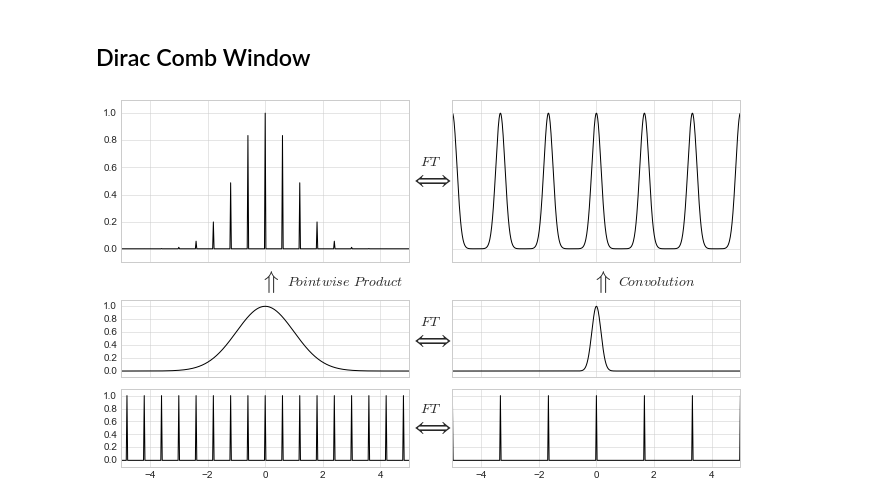
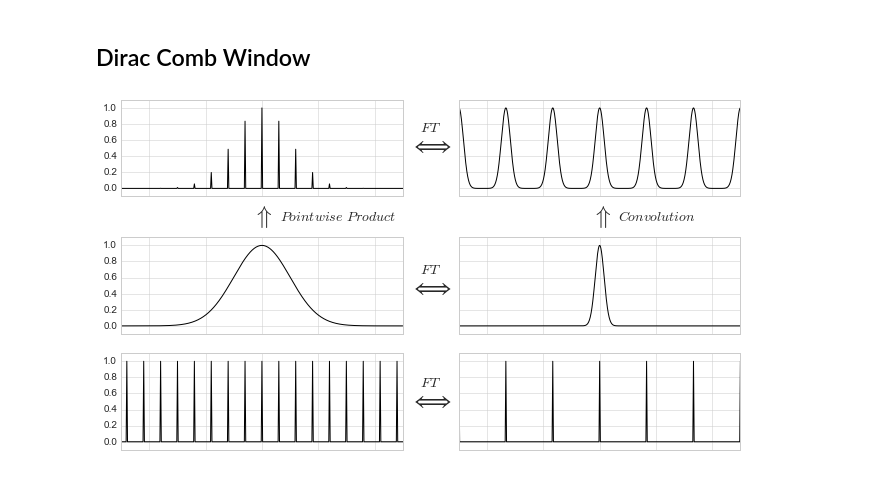
Before and after one commit to jakevdp/PracticalLombScargle, a Jupyter notebook: figures/WindowFunctions.ipynb, the cells around one changed output. Drawn from its saved outputs; the diff is of its cells as text; code cells hidden in the pictures.

Commit message:
streamline window plots

```diff
--- a/figures/WindowFunctions.ipynb
+++ b/figures/WindowFunctions.ipynb
@@ -132,22 +132,20 @@ fig.savefig('fig06_Tophat_Window.pdf')
 # %% [markdown]
 ## Dirac Comb Window
 # %%
-fig = plt.figure(figsize=(10, 6))
-grid1 = plt.GridSpec(2, 2,
-                     left=0.09, bottom=0.09, right=0.95, top=0.9,
-                     hspace=0.15, wspace=0.15)
-grid2 = plt.GridSpec(4, 2,
-                     left=0.09, bottom=0.05, right=0.95, top=0.85,
-                     hspace=0.15, wspace=0.15)
+fig, ax = plt.subplots(3, 2, figsize=(10, 6), sharex='col', sharey='col')
+fig.subplots_adjust(left=0.09, bottom=0.09, right=0.95, top=0.85)
+for axi in ax[0]:
+    left, bottom, width, height = axi.get_position().bounds
+    axi.set_position([left, bottom + 0.05, width, height])
 
-for xcoord, text in zip([0.77, 0.31], ['$Convolution$', '$Pointwise\ Product$']):
-    fig.text(xcoord, 0.48, r'$\Uparrow$',
+for xcoord, text in zip([0.77, 0.30], ['$Convolution$', '$Pointwise\ Product$']):
+    fig.text(xcoord, 0.63, r'$\Uparrow$',
              size=24, ha='right', va='center')
-    fig.text(xcoord + 0.01, 0.48, text,
+    fig.text(xcoord + 0.01, 0.63, text,
              size=14, ha='left', va='center')
 
 
-for ycoord in [0.17, 0.37, 0.74]:
+for ycoord in [0.23, 0.49, 0.82]:
     fig.text(0.52, ycoord, "$FT$",
              size=14, ha='center', va='bottom')
     fig.text(0.52, ycoord, r'$\Longleftrightarrow$',
@@ -162,64 +160,48 @@ def func_FT(f):
 
 t = np.linspace(-5, 5, 1000)
 f = np.linspace(-5, 5, 1000)
 
 T_samp = 0.6
 
 t_comb = T_samp * np.arange(-5 // T_samp, 5 // T_samp + 1)
 t_comb_plot, y_comb_plot = delta_funcs(t_comb)
 f_comb = 1. / T_samp * np.arange(-5 // (1. / T_samp), 5. / (1. / T_samp) + 1)
 f_comb_plot, yhat_comb_plot = delta_funcs(f_comb)
 
 y_true = func(t)
 yhat_true = func_FT(f)
 
 # Upper left panel: The windowed function
-ax = fig.add_subplot(grid1[0, 0])
-ax.xaxis.set_major_formatter(plt.NullFormatter())
+ax[0, 0].xaxis.set_major_formatter(plt.NullFormatter())
 
-ax.plot(*delta_funcs(t_comb, func(t_comb)), '-k')
-ax.set(xlim=(-5, 5),
-       ylim=(-0.1, 1.1))
+ax[0, 0].plot(*delta_funcs(t_comb, func(t_comb)), '-k')
 
 # Upper right panel: The Fourier Transform
-ax = fig.add_subplot(grid1[0, 1])
-ax.xaxis.set_major_formatter(plt.NullFormatter())
-ax.yaxis.set_major_formatter(plt.NullFormatter())
+ax[0, 1].xaxis.set_major_formatter(plt.NullFormatter())
+ax[0, 1].yaxis.set_major_formatter(plt.NullFormatter())
 
-ax.plot(f, func_FT(f - f_comb[:, None]).sum(0), '-k')
-
-ax.set(xlim=(-5, 5),
-       ylim=(-0.1, 1.1))
+ax[0, 1].plot(f, func_FT(f - f_comb[:, None]).sum(0), '-k')
 
 # Lower left panels: signal and window
-ax1 = fig.add_subplot(grid2[2, 0])
-ax2 = fig.add_subplot(grid2[3, 0])
-ax1.xaxis.set_major_formatter(plt.NullFormatter())
+ax[1, 0].xaxis.set_major_formatter(plt.NullFormatter())
 
-ax1.plot(t, y_true, '-k')
-ax1.set(xlim=(-5, 5),
-        ylim=(-0.1, 1.1))
+ax[1, 0].plot(t, y_true, '-k')
 
-ax2.plot(t_comb_plot, y_comb_plot, '-k')
-ax2.set(xlim=(-5, 5),
-        ylim=(-0.1, 1.1))
+ax[2, 0].plot(t_comb_plot, y_comb_plot, '-k')
+ax[2, 0].set(xlim=(-5, 5),
+             ylim=(-0.1, 1.1))
 
 # Lower right panels: signal and window transforms
-ax1 = fig.add_subplot(grid2[2, 1])
-ax2 = fig.add_subplot(grid2[3, 1])
+for axi in (ax[1, 1], ax[2, 1]):
+    axi.yaxis.set_major_formatter(plt.NullFormatter())
+ax[1, 1].xaxis.set_major_formatter(plt.NullFormatter())
 
-for ax in (ax1, ax2):
-    ax.yaxis.set_major_formatter(plt.NullFormatter())
-ax1.xaxis.set_major_formatter(plt.NullFormatter())
+ax[1, 1].plot(f, yhat_true, '-k')
 
-ax1.plot(f, yhat_true, '-k')
-ax1.set(xlim=(-5, 5),
-        ylim=(-0.1, 1.1))
-
-ax2.plot(f_comb_plot, yhat_comb_plot, '-k')
-ax2.set(xlim=(-5, 5),
-        ylim=(-0.1, 1.1))
+ax[2, 1].plot(f_comb_plot, yhat_comb_plot, '-k')
+ax[2, 1].set(xlim=(-5, 5),
+             ylim=(-0.1, 1.1))
 
 fig.savefig('fig07_comb_window_1.pdf')
 # %% [output]
-[figure, old version]
+[figure, new version]
```
